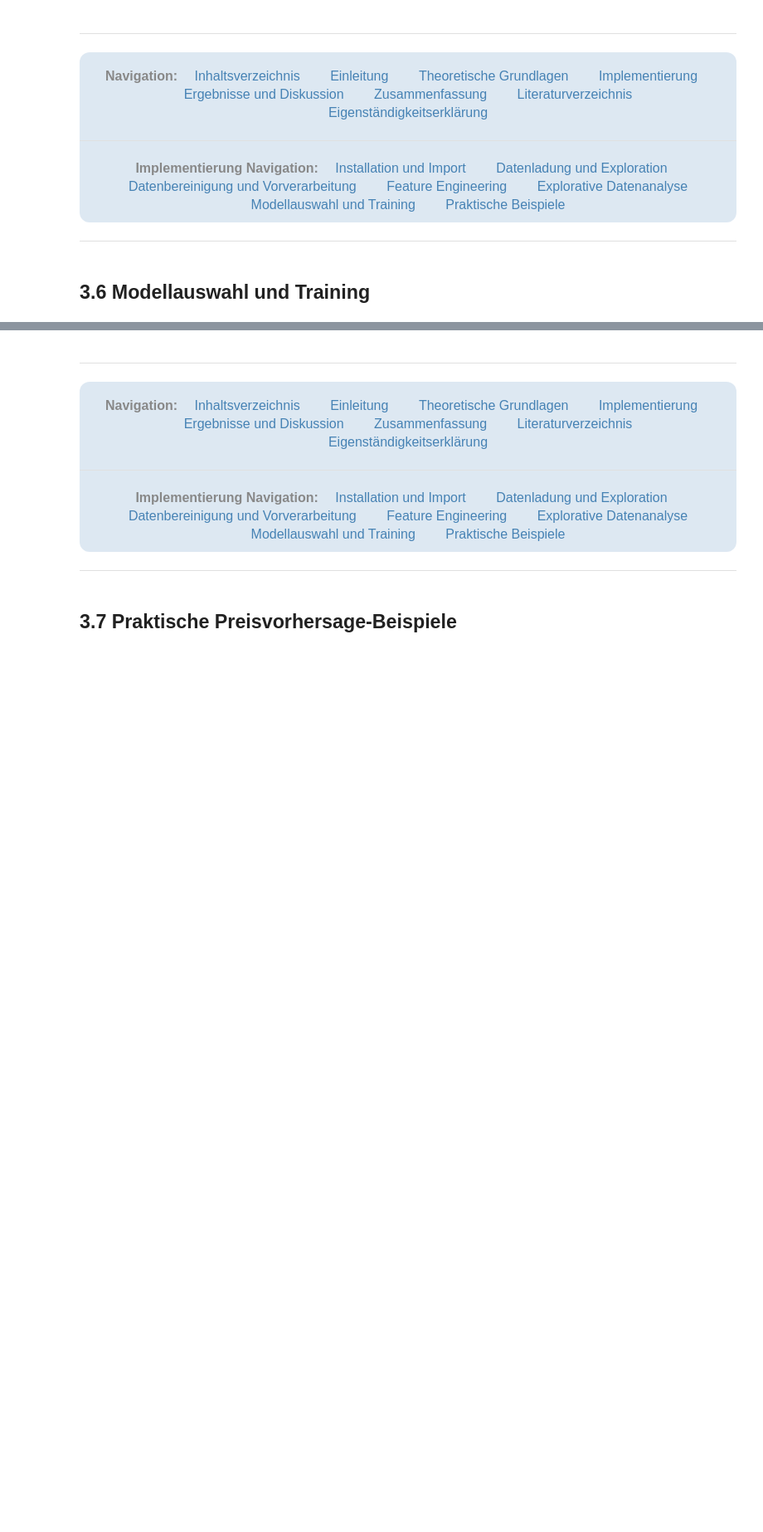
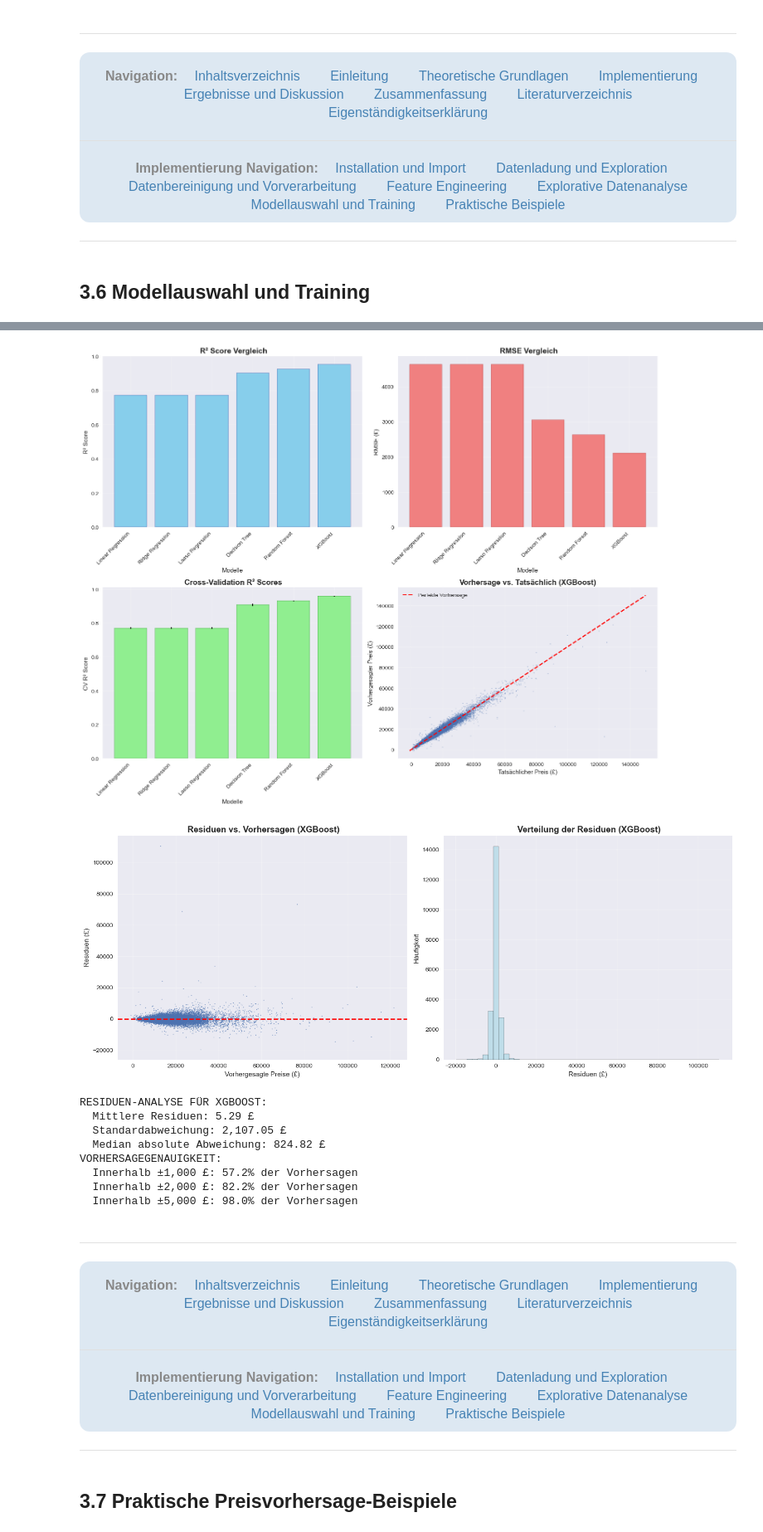
Before and after one commit to Osamaiqji89/Preisvorhersage_von_Gebrauchtwagen, a Jupyter notebook: Preisvorhersage_Gebrauchtwagen.ipynb, the cells around one changed output, grey strips where cells are left out. Shown at 83% size. Drawn from its saved outputs; the diff is of its cells as text; code cells hidden in the pictures; blank space fills up the shorter version.

```diff
--- a/Preisvorhersage_Gebrauchtwagen.ipynb
+++ b/Preisvorhersage_Gebrauchtwagen.ipynb
@@ -1441,7 +1659,7 @@ model_names = list(results.keys())
 r2_scores = [results[name]['r2'] for name in model_names]
 
 axes[0,0].bar(range(len(model_names)), r2_scores, color='skyblue', edgecolor='navy')
-axes[0,0].set_title('🎯 R² Score Vergleich', fontsize=14, fontweight='bold')
+axes[0,0].set_title(' R² Score Vergleich', fontsize=14, fontweight='bold')
 axes[0,0].set_xlabel('Modelle')
 axes[0,0].set_ylabel('R² Score')
 axes[0,0].set_xticks(range(len(model_names)))
@@ -1453,7 +1671,7 @@ axes[0,0].set_ylim(0, 1)
 rmse_scores = [results[name]['rmse'] for name in model_names]
 
 axes[0,1].bar(range(len(model_names)), rmse_scores, color='lightcoral', edgecolor='darkred')
-axes[0,1].set_title('📏 RMSE Vergleich', fontsize=14, fontweight='bold')
+axes[0,1].set_title(' RMSE Vergleich', fontsize=14, fontweight='bold')
 axes[0,1].set_xlabel('Modelle')
 axes[0,1].set_ylabel('RMSE (£)')
 axes[0,1].set_xticks(range(len(model_names)))
@@ -1466,7 +1684,7 @@ cv_stds = [results[name]['cv_std'] for name in model_names]
 
 axes[1,0].bar(range(len(model_names)), cv_means, yerr=cv_stds,
               color='lightgreen', edgecolor='darkgreen', capsize=5)
-axes[1,0].set_title('🔄 Cross-Validation R² Scores', fontsize=14, fontweight='bold')
+axes[1,0].set_title(' Cross-Validation R² Scores', fontsize=14, fontweight='bold')
 axes[1,0].set_xlabel('Modelle')
 axes[1,0].set_ylabel('CV R² Score')
 axes[1,0].set_xticks(range(len(model_names)))
@@ -1482,7 +1700,7 @@ min_price = min(min(y_test), min(best_predictions))
 max_price = max(max(y_test), max(best_predictions))
 axes[1,1].plot([min_price, max_price], [min_price, max_price], 'r--', lw=2, label='Perfekte Vorhersage')
 
-axes[1,1].set_title(f'📈 Vorhersage vs. Tatsächlich ({best_model_name})', fontsize=14, fontweight='bold')
+axes[1,1].set_title(f'Vorhersage vs. Tatsächlich ({best_model_name})', fontsize=14, fontweight='bold')
 axes[1,1].set_xlabel('Tatsächlicher Preis (£)')
 axes[1,1].set_ylabel('Vorhergesagter Preis (£)')
 axes[1,1].legend()
@@ -1493,44 +1711,54 @@ plt.show()
 
 # 2. Residuen-Analyse für das beste Modell
 fig, axes = plt.subplots(1, 2, figsize=(15, 6))
 
 # Residuen berechnen
 residuals = y_test - best_predictions
 
 # Residuen vs. Vorhersagen
 axes[0].scatter(best_predictions, residuals, alpha=0.6, s=1)
 axes[0].axhline(y=0, color='red', linestyle='--', linewidth=2)
-axes[0].set_title(f'📊 Residuen vs. Vorhersagen ({best_model_name})', fontsize=14, fontweight='bold')
+axes[0].set_title(f' Residuen vs. Vorhersagen ({best_model_name})', fontsize=14, fontweight='bold')
 axes[0].set_xlabel('Vorhergesagte Preise (£)')
 axes[0].set_ylabel('Residuen (£)')
 axes[0].grid(True, alpha=0.3)
 
 # Histogramm der Residuen
 axes[1].hist(residuals, bins=50, alpha=0.7, color='lightblue', edgecolor='black')
-axes[1].set_title(f'📈 Verteilung der Residuen ({best_model_name})', fontsize=14, fontweight='bold')
+axes[1].set_title(f' Verteilung der Residuen ({best_model_name})', fontsize=14, fontweight='bold')
 axes[1].set_xlabel('Residuen (£)')
 axes[1].set_ylabel('Häufigkeit')
 axes[1].grid(True, alpha=0.3)
 
 plt.tight_layout()
 plt.show()
 
 # Statistiken zu Residuen
-print(f"📊 RESIDUEN-ANALYSE FÜR {best_model_name.upper()}:")
-print("=" * 50)
-print(f"Mittlere Residuen: {residuals.mean():,.2f} £")
-print(f"Standardabweichung: {residuals.std():,.2f} £")
-print(f"Median absolute Abweichung: {np.median(np.abs(residuals)):,.2f} £")
+print(f"RESIDUEN-ANALYSE FÜR {best_model_name.upper()}:")
+print(f"  Mittlere Residuen: {residuals.mean():,.2f} £")
+print(f"  Standardabweichung: {residuals.std():,.2f} £")
+print(f"  Median absolute Abweichung: {np.median(np.abs(residuals)):,.2f} £")
 
 # Prozent der Vorhersagen in verschiedenen Bereichen
 within_1000 = (np.abs(residuals) <= 1000).mean() * 100
 within_2000 = (np.abs(residuals) <= 2000).mean() * 100
 within_5000 = (np.abs(residuals) <= 5000).mean() * 100
 
-print(f"\n🎯 VORHERSAGEGENAUIGKEIT:")
-print(f"Innerhalb ±1,000 £: {within_1000:.1f}% der Vorhersagen")
-print(f"Innerhalb ±2,000 £: {within_2000:.1f}% der Vorhersagen")
-print(f"Innerhalb ±5,000 £: {within_5000:.1f}% der Vorhersagen")
+print(f"VORHERSAGEGENAUIGKEIT:")
+print(f"  Innerhalb ±1,000 £: {within_1000:.1f}% der Vorhersagen")
+print(f"  Innerhalb ±2,000 £: {within_2000:.1f}% der Vorhersagen")
+print(f"  Innerhalb ±5,000 £: {within_5000:.1f}% der Vorhersagen")
+# %% [output]
+[figure, added]
+[figure, added]
+RESIDUEN-ANALYSE FÜR XGBOOST:
+  Mittlere Residuen: 5.29 £
+  Standardabweichung: 2,107.05 £
+  Median absolute Abweichung: 824.82 £
+VORHERSAGEGENAUIGKEIT:
+  Innerhalb ±1,000 £: 57.2% der Vorhersagen
+  Innerhalb ±2,000 £: 82.2% der Vorhersagen
+  Innerhalb ±5,000 £: 98.0% der Vorhersagen
 # %% [markdown]
 ---
 
```
Also changed, not shown: parts of 38 cells of this notebook.
